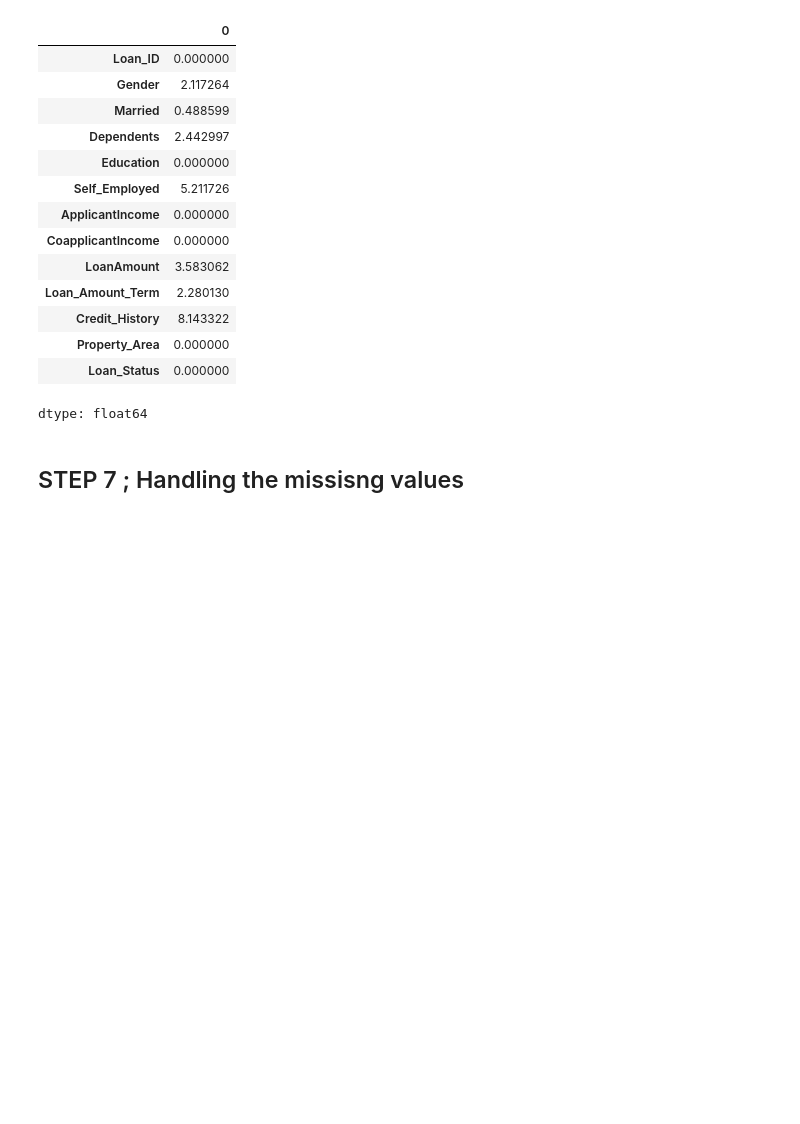
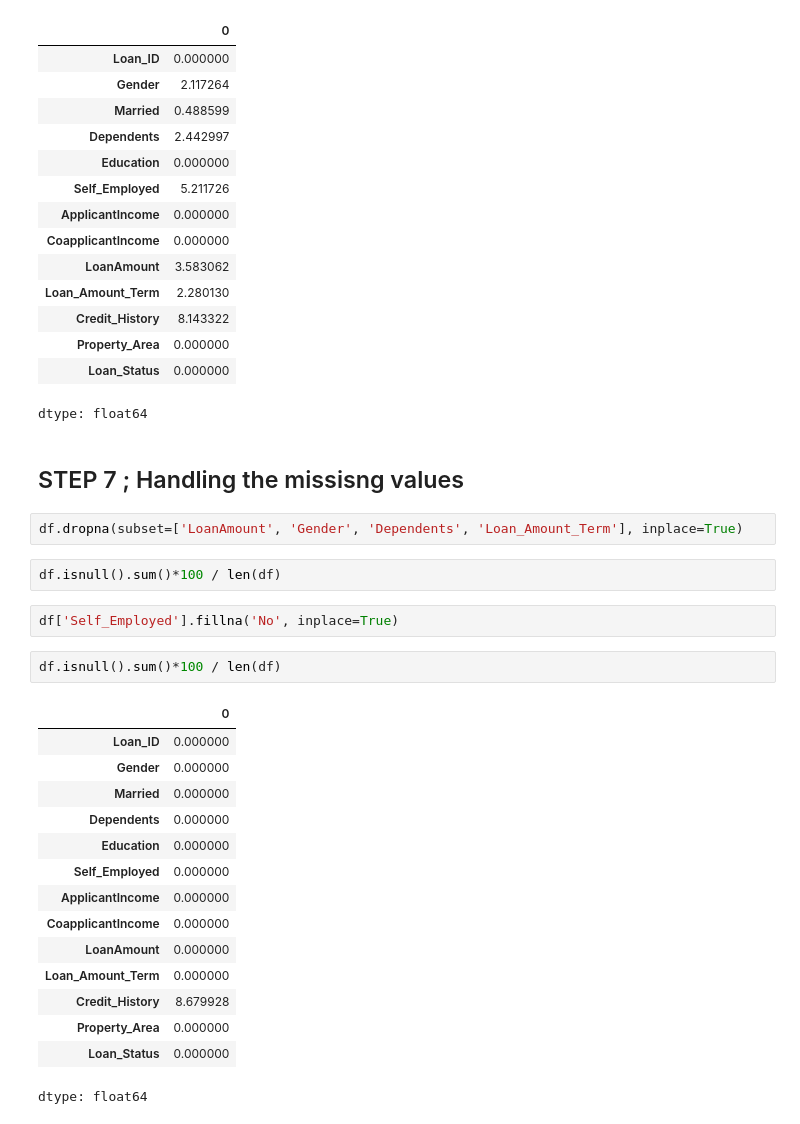
Before and after one commit to SurekhaBerlin/Loan-Status-Prediction-Using-Machine-Learning, a Jupyter notebook: Loan_Status_Prediction_Using_Machine_Learning_ipynb.ipynb, the cells around one changed output. Cells and saved outputs as stored; diff of their text form; blank space fills up the shorter version.

```diff
--- a/Loan_Status_Prediction_Using_Machine_Learning_ipynb.ipynb
+++ b/Loan_Status_Prediction_Using_Machine_Learning_ipynb.ipynb
@@ -109,3 +109,27 @@ df.isnull().sum()*100 / len(df)
 dtype: float64
 # %% [markdown]
 ## STEP 7 ; Handling the missisng values
+# %%
+df.dropna(subset=['LoanAmount', 'Gender', 'Dependents', 'Loan_Amount_Term'], inplace=True)
+# %%
+df.isnull().sum()*100 / len(df)
+# %%
+df['Self_Employed'].fillna('No', inplace=True)
+# %%
+df.isnull().sum()*100 / len(df)
+# %% [output]
+|  | 0 |
+| Loan_ID | 0.000000 |
+| Gender | 0.000000 |
+| Married | 0.000000 |
+| Dependents | 0.000000 |
+| Education | 0.000000 |
+| Self_Employed | 0.000000 |
+| ApplicantIncome | 0.000000 |
+| CoapplicantIncome | 0.000000 |
+| LoanAmount | 0.000000 |
+| Loan_Amount_Term | 0.000000 |
+| Credit_History | 8.679928 |
+| Property_Area | 0.000000 |
+| Loan_Status | 0.000000 |
+dtype: float64
```
